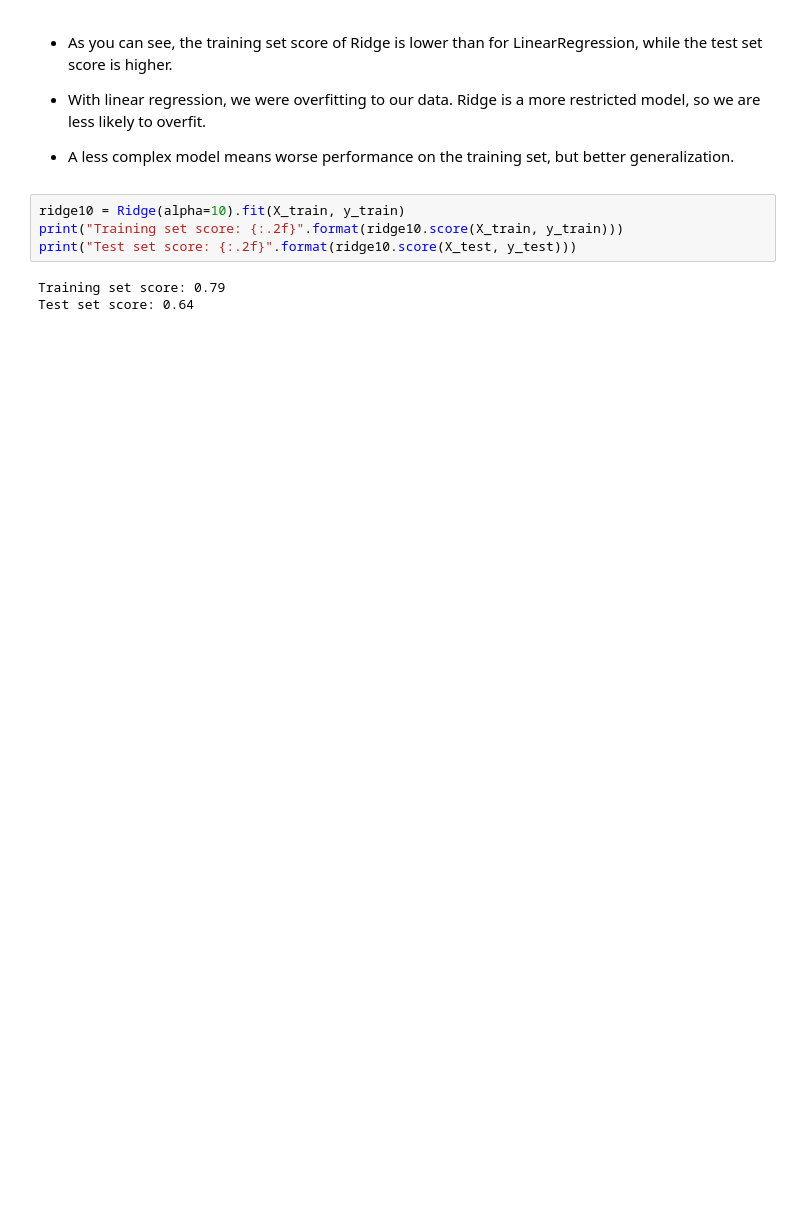
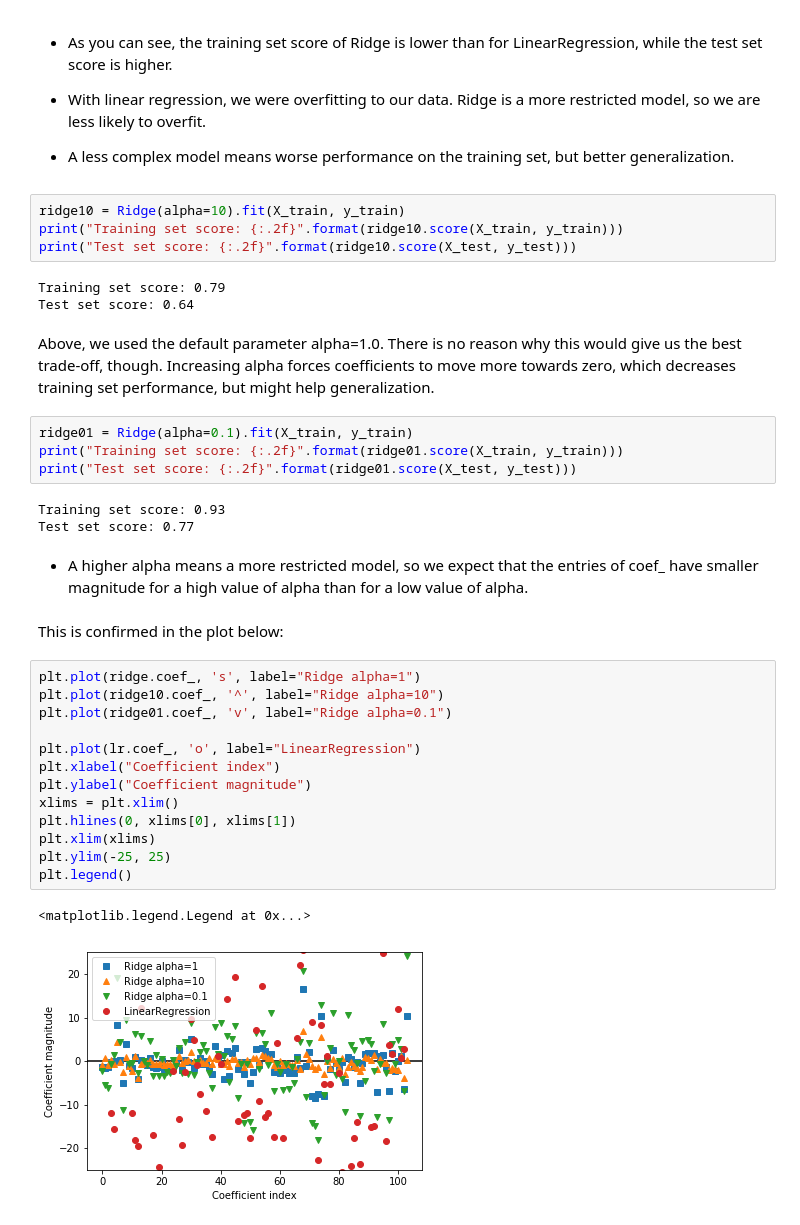
Before and after one commit to Youngpyoryu/Introduction-to-machine-learning-with-python-lecture-note, a Jupyter notebook: Chapter 2.Supervised Learning.ipynb, the cells around one changed output. Cells and saved outputs as stored; diff of their text form; blank space fills up the shorter version.

```diff
--- a/Chapter 2.Supervised Learning.ipynb
+++ b/Chapter 2.Supervised Learning.ipynb
@@ -517,3 +517,34 @@ print("Test set score: {:.2f}".format(ridge10.score(X_test, y_test)))
 # %% [output]
 Training set score: 0.79
 Test set score: 0.64
+# %% [markdown]
+Above, we used the default parameter alpha=1.0.
+There is no reason why this would give us the best trade-off, though. Increasing alpha forces coefficients to move more towards zero, which decreases training set performance,
+but might help generalization.
+# %%
+ridge01 = Ridge(alpha=0.1).fit(X_train, y_train)
+print("Training set score: {:.2f}".format(ridge01.score(X_train, y_train)))
+print("Test set score: {:.2f}".format(ridge01.score(X_test, y_test)))
+# %% [output]
+Training set score: 0.93
+Test set score: 0.77
+# %% [markdown]
+ - A higher alpha means a more restricted model, so we expect that the entries of coef_ have smaller magnitude for a high value of alpha than for a low value of alpha.
+# %% [markdown]
+This is confirmed in the plot below:
+# %%
+plt.plot(ridge.coef_, 's', label="Ridge alpha=1")
+plt.plot(ridge10.coef_, '^', label="Ridge alpha=10")
+plt.plot(ridge01.coef_, 'v', label="Ridge alpha=0.1")
+
+plt.plot(lr.coef_, 'o', label="LinearRegression")
+plt.xlabel("Coefficient index")
+plt.ylabel("Coefficient magnitude")
+xlims = plt.xlim()
+plt.hlines(0, xlims[0], xlims[1])
+plt.xlim(xlims)
+plt.ylim(-25, 25)
+plt.legend()
+# %% [output]
+<matplotlib.legend.Legend at 0x...>
+[figure, added]
```
Also changed, not shown: parts of 62 cells of this notebook.
